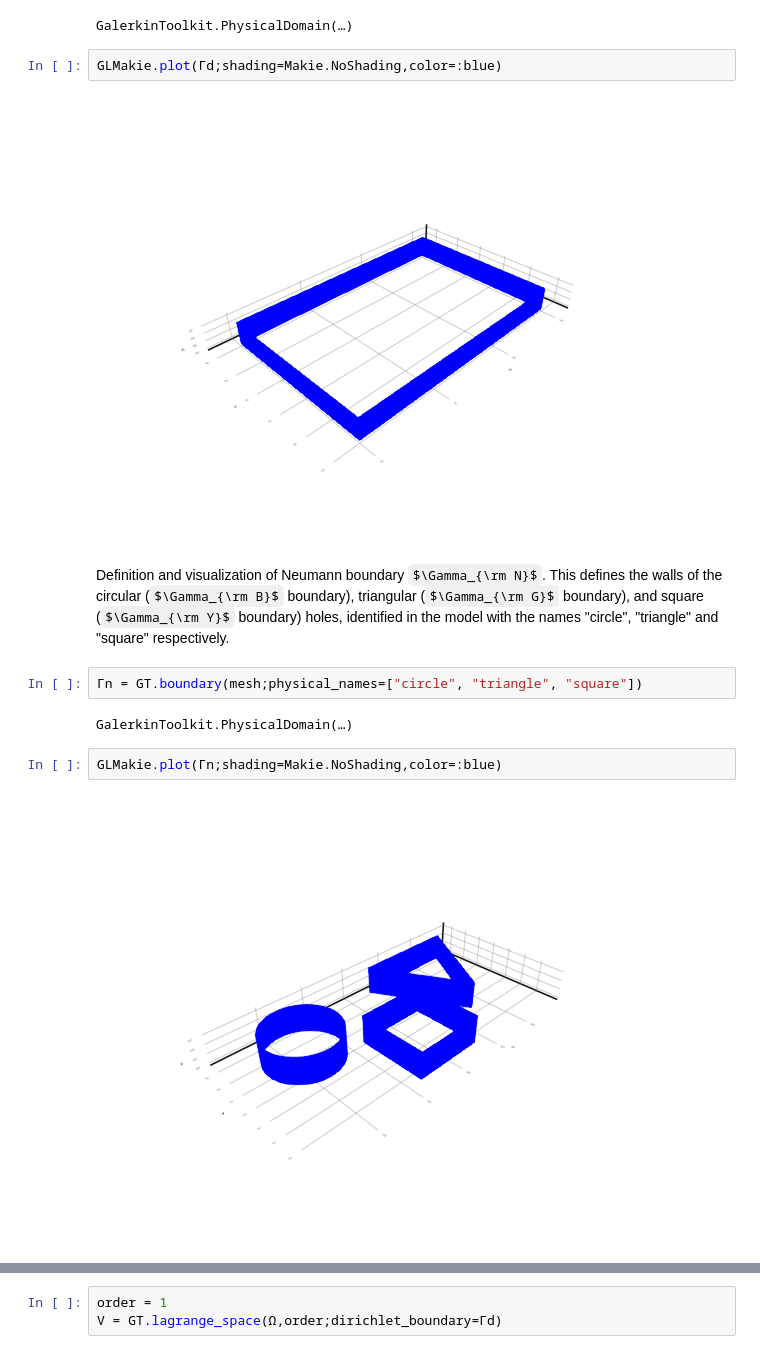
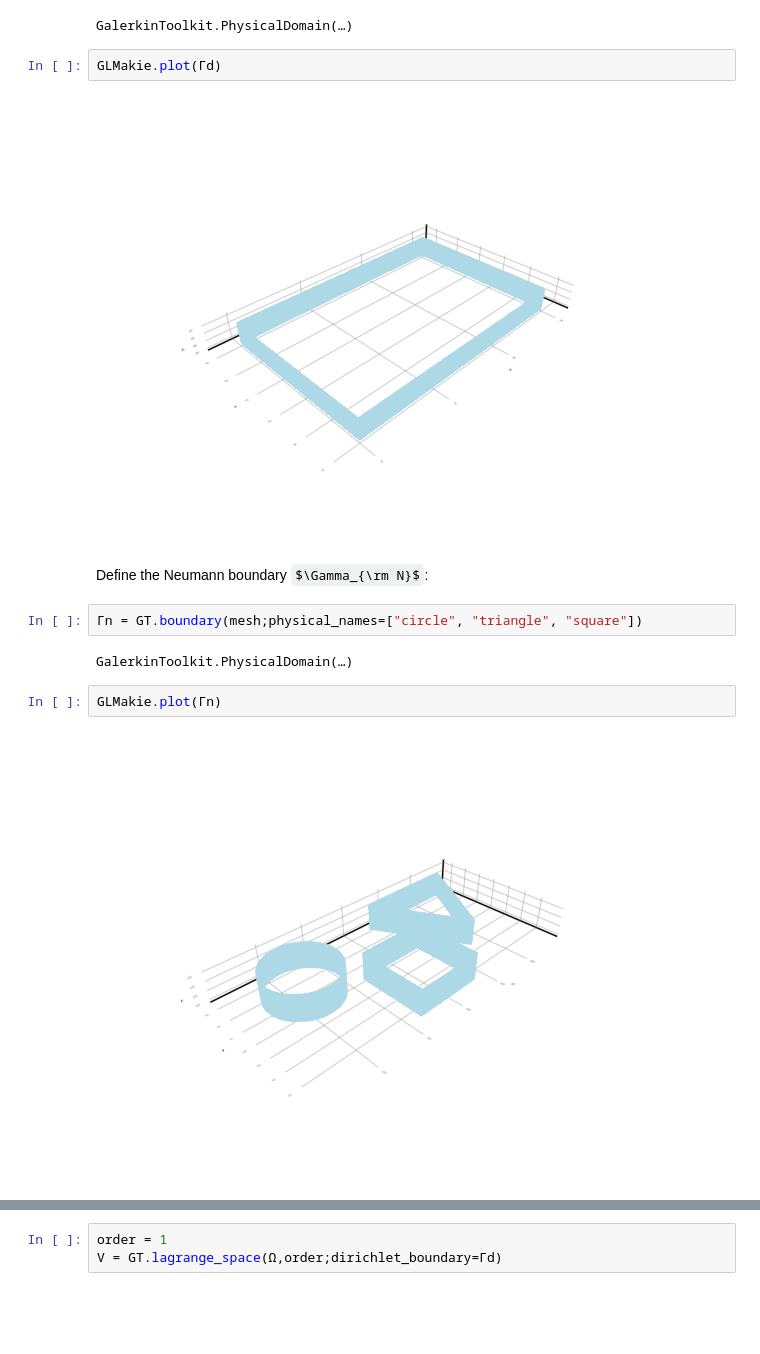
Before and after one commit to GalerkinToolkit/GalerkinToolkit.jl, a Jupyter notebook: notebooks/t001_poisson.ipynb, the cells around one changed output, grey strips where cells are left out. Saved outputs shown, nothing was run; the diff lists cells and outputs as text; some formulas as TeX source; blank space fills up the shorter version.

```diff
--- a/notebooks/t001_poisson.ipynb
+++ b/notebooks/t001_poisson.ipynb
@@ -167,16 +94,16 @@ Definition and visualization of the Dirichlet boundary $\Gamma_{\rm D}$. This co
 # %% [output]
 GalerkinToolkit.PhysicalDomain(…)
 # %%
-GLMakie.plot(Γd;shading=Makie.NoShading,color=:blue)
+GLMakie.plot(Γd)
 # %% [output]
-[figure, old version]
+[figure, new version]
-# %% [markdown]
-Definition and visualization of Neumann boundary $\Gamma_{\rm N}$. This defines the walls of the circular ($\Gamma_{\rm B}$ boundary), triangular ($\Gamma_{\rm G}$ boundary), and square ($\Gamma_{\rm Y}$ boundary) holes, identified in the model with the names "circle", "triangle" and "square" respectively.
+# %% [markdown]
+Define the Neumann boundary $\Gamma_{\rm N}$:
 # %%
 Γn = GT.boundary(mesh;physical_names=["circle", "triangle", "square"])
 # %% [output]
 GalerkinToolkit.PhysicalDomain(…)
 # %%
-GLMakie.plot(Γn;shading=Makie.NoShading,color=:blue)
+GLMakie.plot(Γn)
 # %% [output]
-[figure, old version]
+[figure, new version]
```
Also changed, not shown: parts of 48 cells of this notebook.
